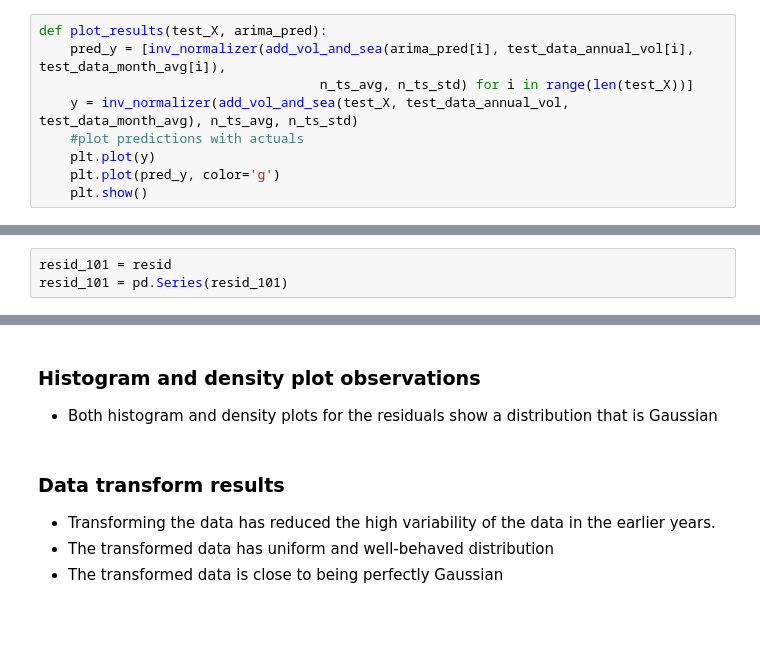
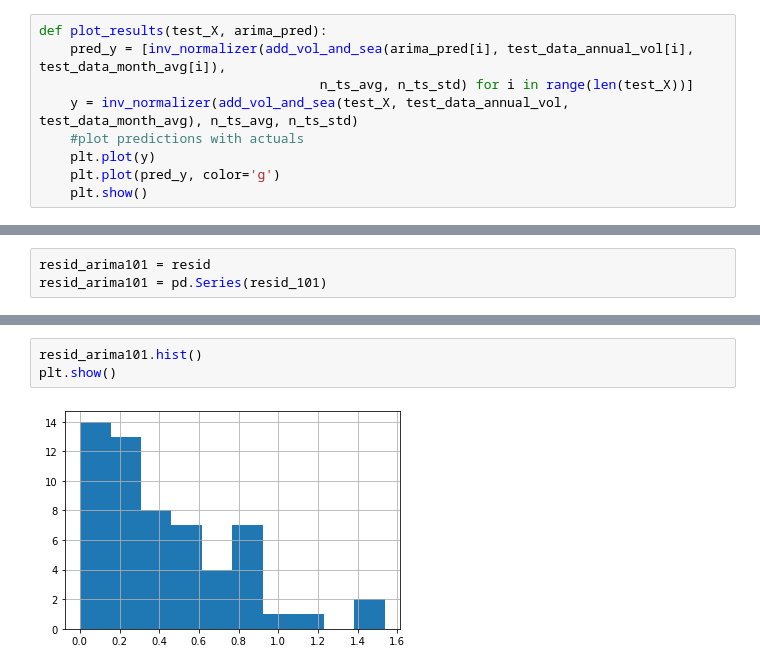
Before and after one commit to grantrzchan/HTX_Armed_Robberies, a Jupyter notebook: HTX_Robberies_ARIMA.ipynb, the cells around one changed output, grey strips where cells are left out. Saved outputs shown, nothing was run; the diff lists cells and outputs as text; blank space fills up the shorter version.

```diff
--- a/HTX_Robberies_ARIMA.ipynb
+++ b/HTX_Robberies_ARIMA.ipynb
@@ -474,3 +470,3 @@ plot_results(test_X, arima_pred)
 # %%
-resid_101 = resid
-resid_101 = pd.Series(resid_101)
+resid_arima101 = resid
+resid_arima101 = pd.Series(resid_101)
@@ -482,8 +473,5 @@ resid_101.hist()
-# %% [markdown]
-### Histogram and density plot observations
-- Both histogram and density plots for the residuals show a distribution that is Gaussian
-# %% [markdown]
-### Data transform results
-- Transforming the data has reduced the high variability of the data in the earlier years.
-- The transformed data has uniform and well-behaved distribution
-- The transformed data is close to being perfectly Gaussian
+# %%
+resid_arima101.hist()
+plt.show()
+# %% [output]
+[figure, added]
```
Also changed, not shown: parts of 14 cells of this notebook.
